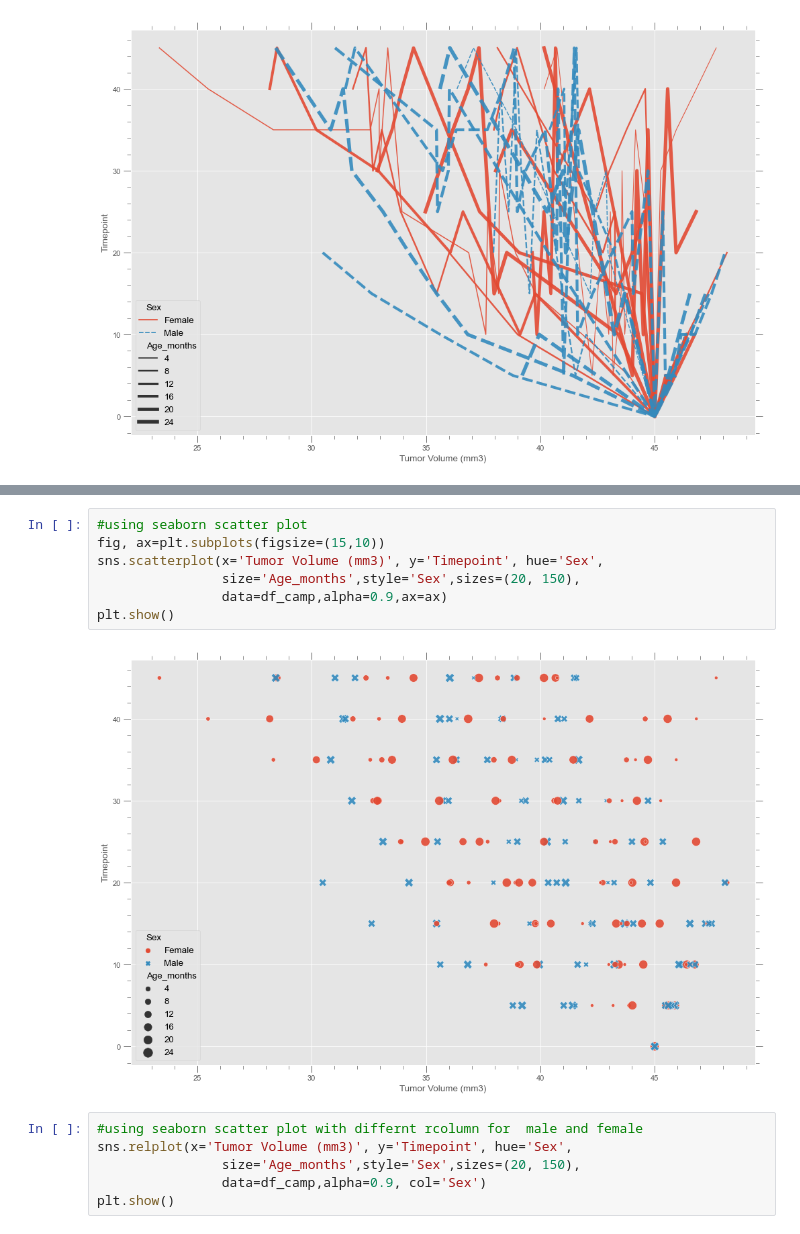
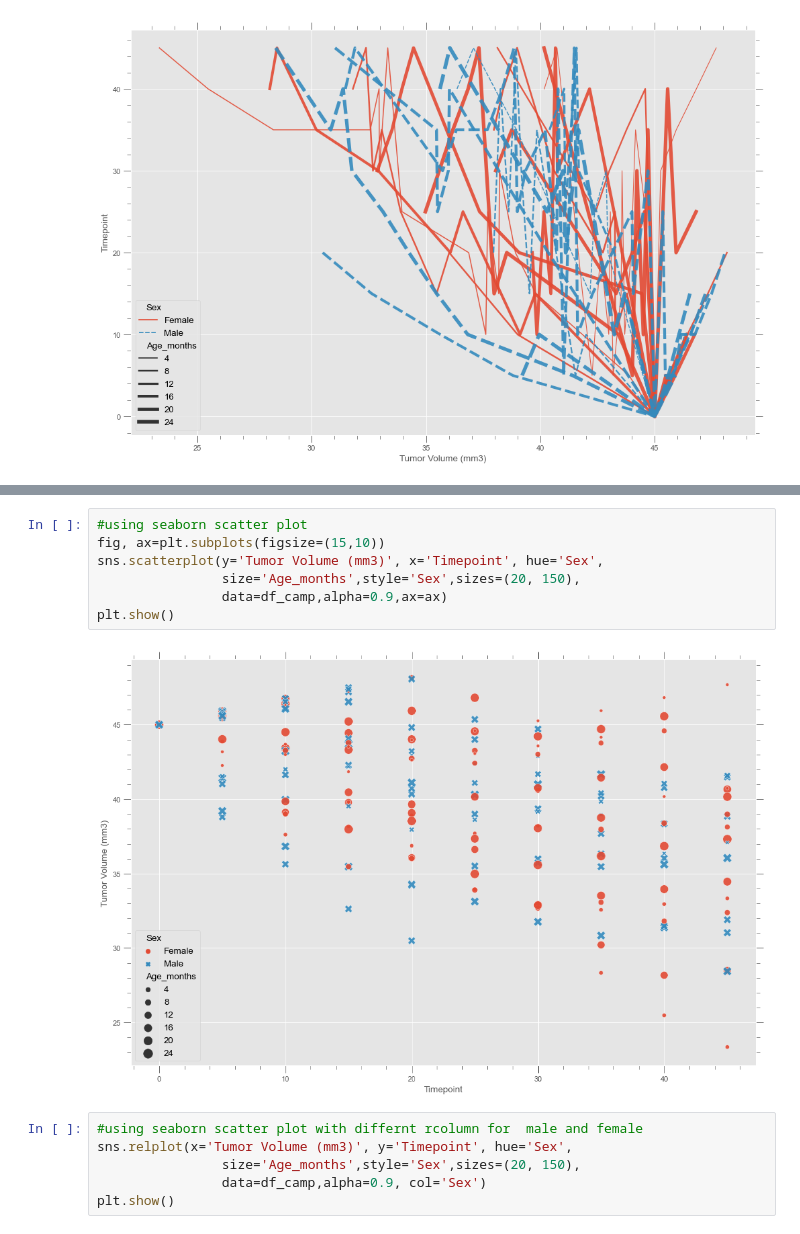
Before and after one commit to pandeysudip/Pharmaceutical-Data-Visulization, a Jupyter notebook: pymaceutical.ipynb, the cells around one changed output, grey strips where cells are left out. Cells and saved outputs as stored; diff of their text form.

```diff
--- a/pymaceutical.ipynb
+++ b/pymaceutical.ipynb
@@ -653,12 +648,12 @@ plt.show()
 # %%
 #using seaborn scatter plot
 fig, ax=plt.subplots(figsize=(15,10))
-sns.scatterplot(x='Tumor Volume (mm3)', y='Timepoint', hue='Sex',
+sns.scatterplot(y='Tumor Volume (mm3)', x='Timepoint', hue='Sex',
                 size='Age_months',style='Sex',sizes=(20, 150),
                 data=df_camp,alpha=0.9,ax=ax)
 plt.show()
 # %% [output]
-[figure, old version]
+[figure, new version]
 # %%
 #using seaborn scatter plot with differnt rcolumn for  male and female
 sns.relplot(x='Tumor Volume (mm3)', y='Timepoint', hue='Sex',
```
Also changed, not shown: parts of 6 cells of this notebook.
